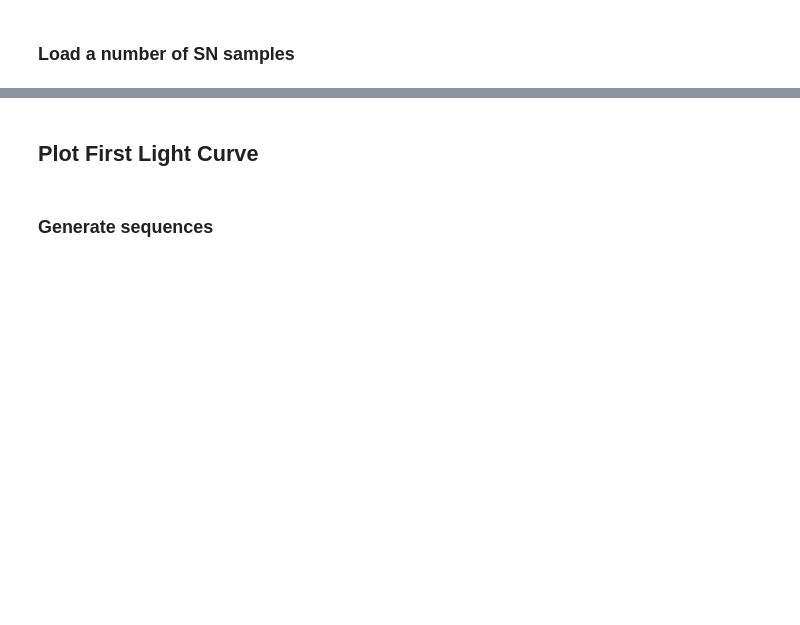
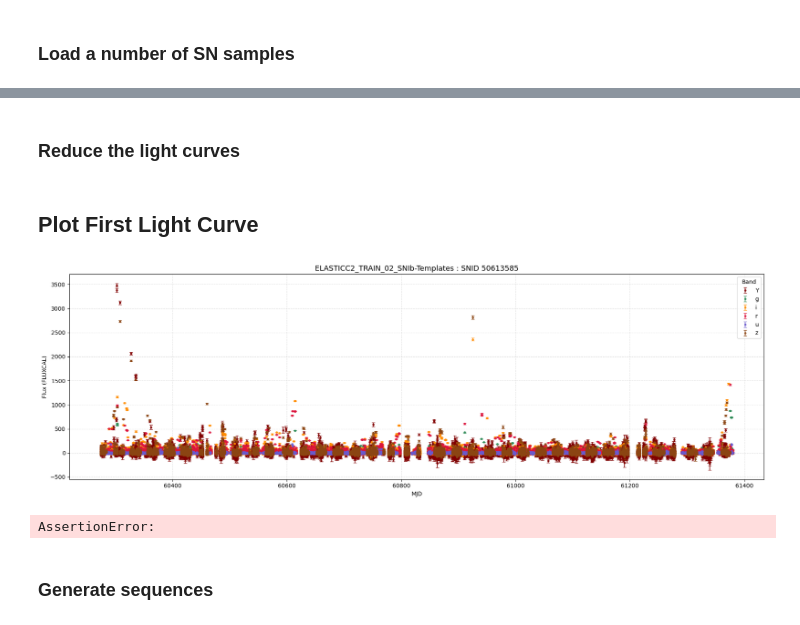
Before and after one commit to sylvielsstfr/transcientslightcurves, a Jupyter notebook: docs/notebooks/TutoChatGPT-2025-11-06/ChatGPT05-pyTorch-RNN-LSTM-GRU.ipynb, the cells around one changed output, grey strips where cells are left out. Saved outputs shown, nothing was run; the diff lists cells and outputs as text; code cells hidden in the pictures; blank space fills up the shorter version.

```diff
--- a/docs/notebooks/TutoChatGPT-2025-11-06/ChatGPT05-pyTorch-RNN-LSTM-GRU.ipynb
+++ b/docs/notebooks/TutoChatGPT-2025-11-06/ChatGPT05-pyTorch-RNN-LSTM-GRU.ipynb
@@ -212,3 +611,5 @@ else:
     print("Configuration pour laptop : utilisation des ressources locales.")
     # Exemple : charger des données depuis un chemin local
     BASE_PATH = "/Users/dagoret/DATA/DESC_TD_PUBLIC/ELASTICC/ELASTICC2_TRAINING_SAMPLE_2"
+# %%
+BASE_PATH = get_datapath()
@@ -219,5 +626,4 @@ sample_types = [
     "ELASTICC2_TRAIN_02_SNIc-Templates",
     "ELASTICC2_TRAIN_02_SNIb-Templates"]
 
-
-dict_sntype_to_files = buildDictObjTypeFromFile(path_top = BASE_PATH,objtypelist = sample_types )
+dict_sntype_to_files = build_dict_objtype_from_file(path_top = BASE_PATH, obj_type_list = sample_types )
@@ -248,7 +664,30 @@ lightcurves[0]
+# %% [markdown]
+### Reduce the light curves
+# %%
+lightcurves_reduced = []
+count = 0
+for lc,head in lightcurves:
+    count += 1
+    lc_red = reduce_lightcurve_noise_advanced(lc,
+                                              snr_strong=3.0,
+                                              snr_weak=1.0,
+                                              frac_weak_max=0.1,
+                                              min_points_per_band=10)
+
+    lightcurves_reduced.append((lc_red,head))
 # %% [markdown]
 ## Plot First Light Curve
+# %%
+NLC = len(lightcurves_reduced)
+index = np.random.randint(0, NLC)
+title_lc = lightcurves_reduced[index][0]['LCTYPE'].unique()[0] + " : "  + "SNID " +  str(lightcurves_reduced[index][0]['SNID'].unique()[0])
 # %%
-index = 1
-plot_lightcurve(lightcurves[index][0], title="SNID " + str(lightcurves[index][1]['SNID']))
+plot_lightcurve(lightcurves_reduced[index][0], title=title_lc)
+# %% [output]
+[figure, added]
+# %%
+assert False
+# %% [output]
+AssertionError:
 # %% [markdown]
 ### Generate sequences
```
Also changed, not shown: parts of 32 cells of this notebook, 1 other file.
